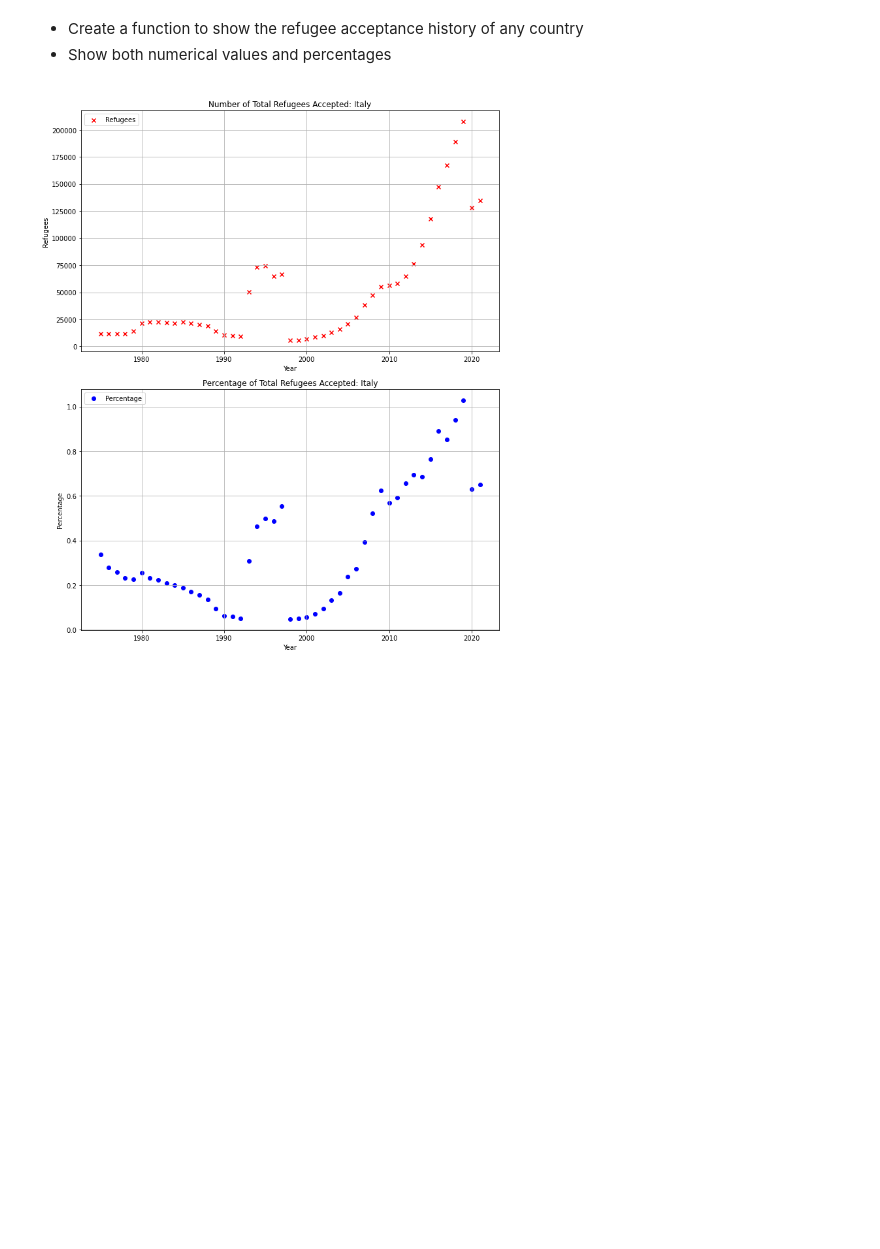
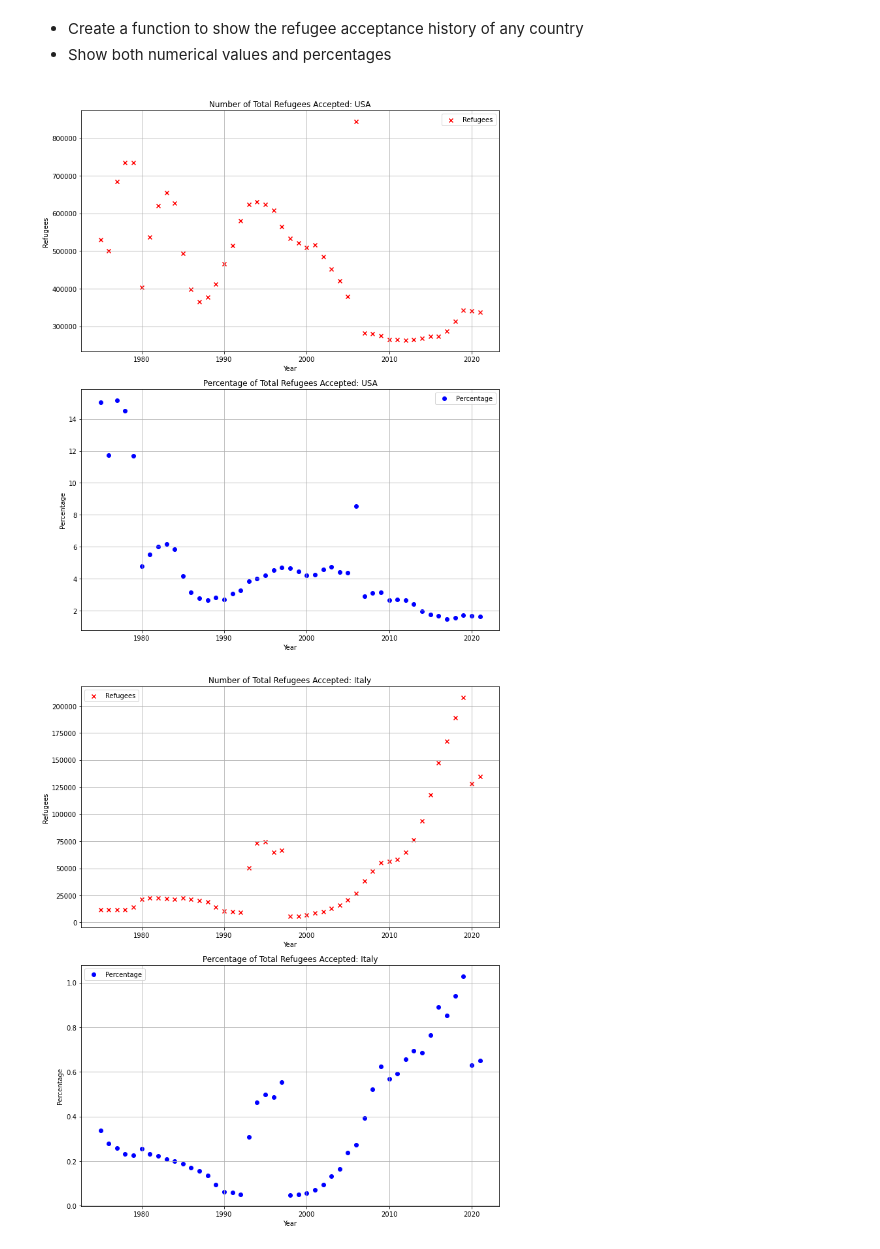
Before and after one commit to nss-data-science-cohort-7/un-exploration-sourish33, a Jupyter notebook: notebooks/refugees.ipynb, the cells around one changed output. Cells and saved outputs as stored; diff of their text form; code cells hidden in the pictures; blank space fills up the shorter version.

```diff
--- a/notebooks/refugees.ipynb
+++ b/notebooks/refugees.ipynb
@@ -56,3 +95,38 @@ Years of Data:  47 from  1975 to 2021
+# %%
+short_name_list = {'Serbia and Kosovo: S/RES/1244 (1999)' : 'Serbia/Kosovo',
+               'Venezuela (Bolivarian Republic of)': 'Venezuela',
+               'Micronesia (Federated States of)': 'Micronesia',
+               'Sint Maarten (Dutch part)': "St Maarten (Dutch)",
+               'Turks and Caicos Islands': "Turks Caicos",
+               'United States of America': "USA",
+               'United Rep. of Tanzania': 'Tanzania',
+               'Bosnia and Herzegovina': "Bosnia/Herzegovina",
+                'Dem. Rep. of the Congo': 'Dem Rep. Congo',
+                'Iran (Islamic Rep. of)': "Iran",
+                "Lao People's Dem. Rep.":"Laos",
+                 'Saint Kitts and Nevis': "St Kitts Nevis",
+                 'China, Hong Kong SAR': 'Hong Kong',
+                 'United Arab Emirates': 'UAE',
+                 'Trinidad and Tobago': "Trinidad/Tobago",
+                  'Antigua and Barbuda':  'Antigua/Barbuda',
+                  'Congo, Republic of':'Congo',
+                  'Russian Federation': "Russia",
+                   'Syrian Arab Rep.': 'Syria',
+                   'China, Macao SAR': "Macao (China)",
+                 "Dem. People's Rep. of Korea": "North Korea",
+                 'Rep. of Korea':"South Korea",
+                 'Sao Tome and Principe': 'Sao Tome/Principe',
+                 'Brunei Darussalam': "Brunei",
+                 'Marshall Islands': "Marshall Isl",
+                 'Saint Vincent and the Grenadines': "St Vincent Grenadines",
+                 'Equatorial Guinea': 'Equato. Guinea',
+                 'Bolivia (Plurinational State of)': 'Bolivia',
+                 'State of Palestine': 'Palestine',
+
+               }
+# %%
+for key in short_name_list.keys():
+    refugees_df = refugees_df.replace(key, short_name_list[key])
 # %% [markdown]
 <style>
     .md {
@@ -160,10 +241,12 @@ def refugee_acceptance_history(country, years=[]):
     return df
 # %%
 # Create a function to genrate plots for any country
-country = "United States of America"
 
 def make_refugee_acceptance_plot(country, years=[]):
     df = refugee_acceptance_history(country, years=years)
+    if df.empty:
+        print(f'No Data available for {country} in {yr}')
+        return
 
 
     # Create a 1x2 grid for subplots (2 row, 1 columns)
@@ -191,9 +274,11 @@ def make_refugee_acceptance_plot(country, years=[]):
     # Show the plot
     plt.show()
 # %%
-make_refugee_acceptance_plot("Italy")
+make_refugee_acceptance_plot("USA")
+make_refugee_acceptance_plot('Italy')
 # %% [output]
-[figure, old version]
+[figure, new version]
+[figure, added]
 # %% [markdown]
 <style>
     .md {
```
Also changed, not shown: parts of 8 cells of this notebook.
